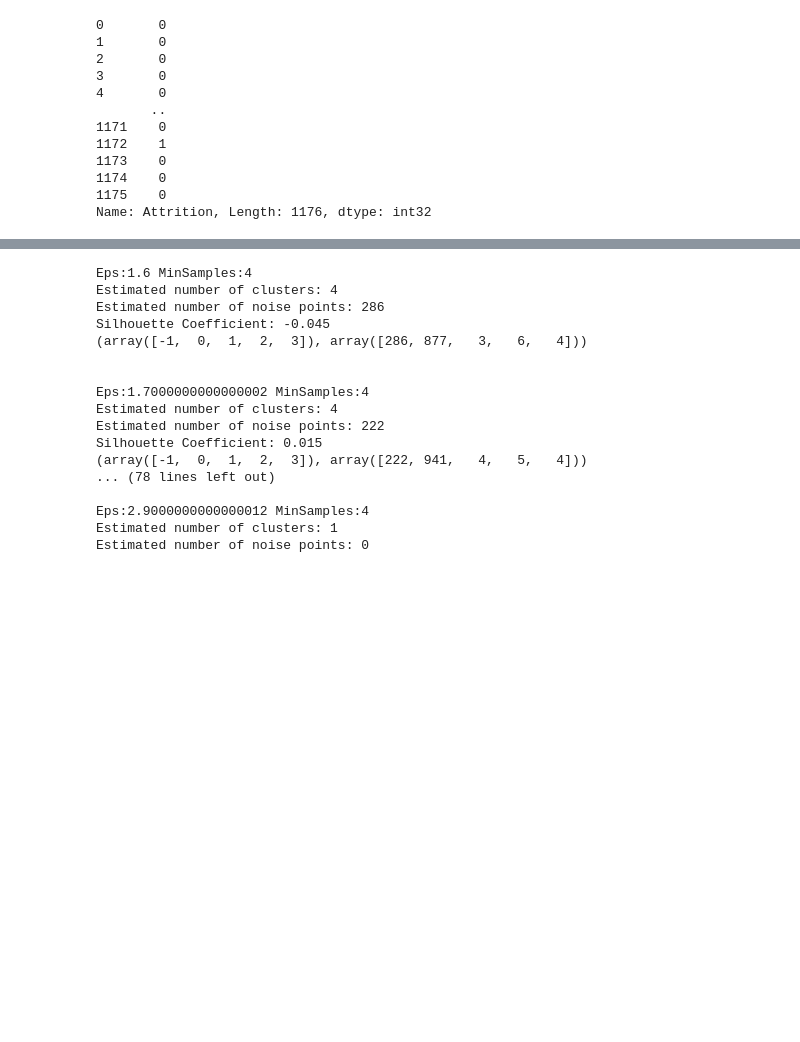
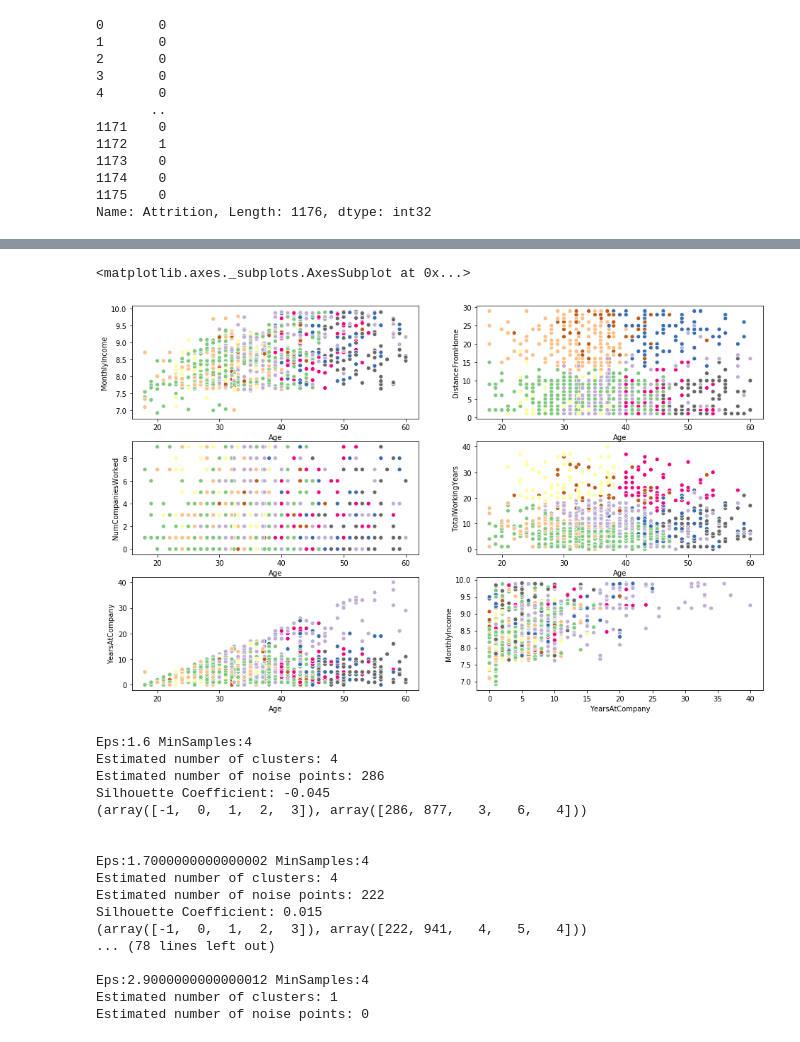
Before and after one commit to samucucchi/DataMining-1, a Jupyter notebook: DataClustering-attrition.ipynb, the cells around one changed output, grey strips where cells are left out. Cells and saved outputs as stored; diff of their text form; code cells hidden in the pictures; blank space fills up the shorter version.

```diff
--- a/DataClustering-attrition.ipynb
+++ b/DataClustering-attrition.ipynb
@@ -67,0 +86,3 @@ plt.show()
+# %%
+kmeans = KMeans(n_clusters = 10, max_iter = 100)
+kmeans.fit(df[to_push_4])
@@ -67,0 +116,3 @@ plt.show()
+# %%
+df['cluster'] = kmeans.labels_
+df.head()
@@ -67,0 +127,13 @@ plt.show()
+# %%
+import seaborn as sns
+fig, ((ax1, ax2), (ax3, ax4), (ax5, ax6)) = plt.subplots(3, 2, figsize = (16,10))
+
+sns.scatterplot(x = "Age", y = "MonthlyIncome", data = df, hue = "cluster", ax = ax1, palette = "Accent", legend=False)
+sns.scatterplot(x = "Age", y = "DistanceFromHome", data = df, hue = "cluster", ax = ax2, palette = "Accent", legend=False)
+sns.scatterplot(x = "Age", y = "NumCompaniesWorked", data = df, hue = "cluster", ax = ax3, palette = "Accent", legend=False)
+sns.scatterplot(x = "Age", y = "TotalWorkingYears", data = df, hue = "cluster", ax = ax4, palette = "Accent", legend=False)
+sns.scatterplot(x = "Age", y = "YearsAtCompany", data = df, hue = "cluster", ax = ax5, palette = "Accent", legend=False)
+sns.scatterplot(x = "YearsAtCompany", y = "MonthlyIncome", data = df, hue = "cluster", ax = ax6, palette = "Accent", legend=False)
+# %% [output]
+<matplotlib.axes._subplots.AxesSubplot at 0x...>
+[figure, added]
```
Also changed, not shown: parts of 9 cells of this notebook.
